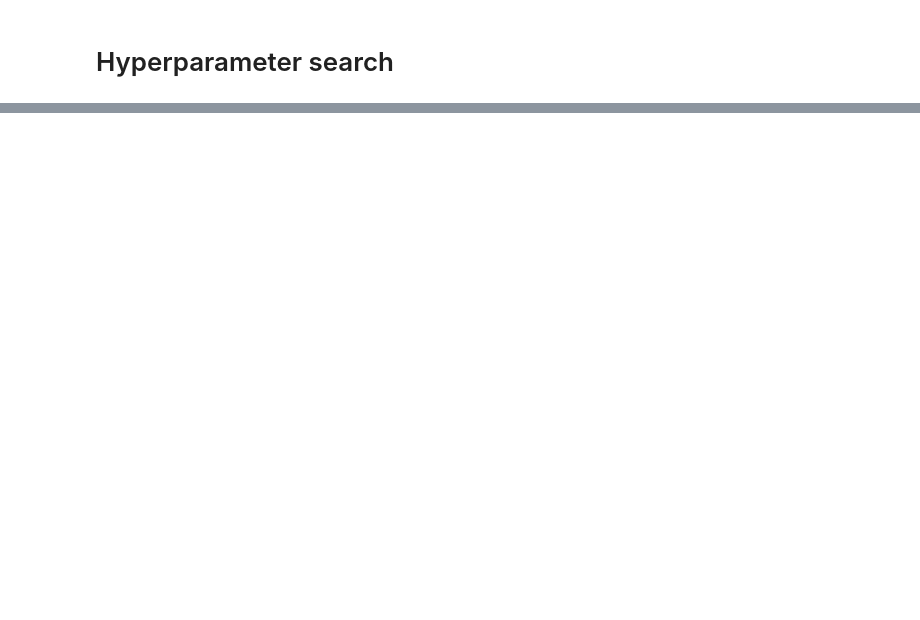
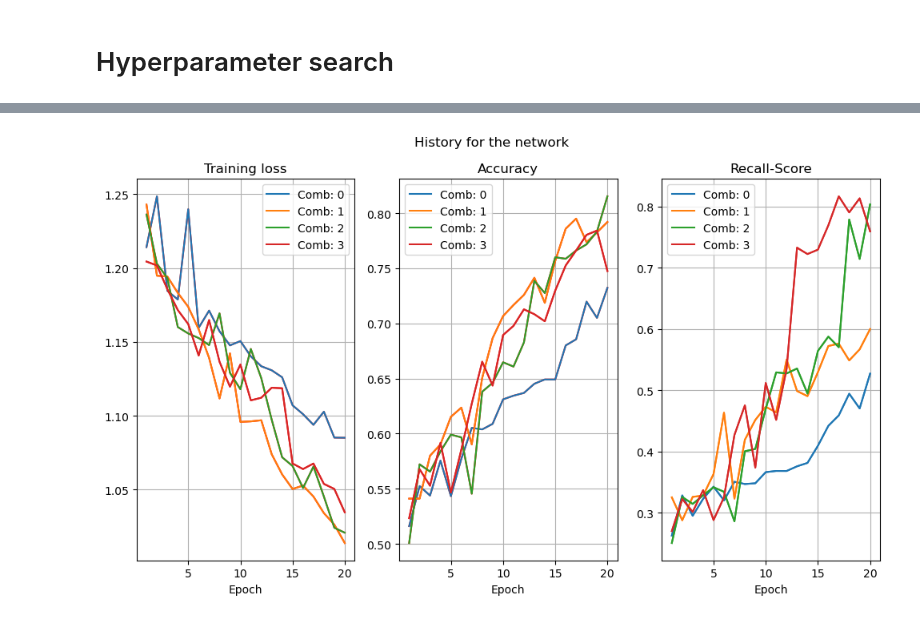
Before and after one commit to benjaminpsmith/dementia-ml, a Jupyter notebook: project_dnn.ipynb, the cells around one changed output, grey strips where cells are left out. Saved outputs shown, nothing was run; the diff lists cells and outputs as text; code cells hidden in the pictures; blank space fills up the shorter version.

```diff
--- a/project_dnn.ipynb
+++ b/project_dnn.ipynb
@@ -241,0 +241,5 @@ class FocalLoss(nn.Module):
+# %%
+from sklearn.metrics import classification_report
+y_pred, y_true = dynamic_model.evaluate(test_loader)
+y_cls = np.argmax(y_pred, axis=1)
+print(classification_report(Y_test, y_cls))
@@ -301,0 +320,47 @@ KeyboardInterrupt:
+# %%
+from itertools import cycle
+
+# Plot results
+fig, ax = plt.subplots(1, 3, figsize=(10,6))
+ax[0].set(
+    xlabel='Epoch',
+    title='Training loss',
+)
+ax[1].set(
+    xlabel='Epoch',
+    title = 'Accuracy',
+)
+ax[2].set(
+    xlabel='Epoch',
+    title = 'Recall-Score',
+)
+
+color_cycle = plt.cm.tab10(np.arange(len(hyperparameter_combinations)))
+# Create a cycle iterator for colors
+color_iter = cycle(color_cycle)
+
+for i, params in enumerate(hyperparameter_combinations):
+    color = next(color_iter)
+    (loss_training_hist, acc_training_hist, macro_recall_training_hist, loss_validation_hist, acc_validation_hist, macro_recall_validation_hist) = hist_loss_params[tuple(params.items())]
+    x_epochs = np.linspace(1, len(loss_training_hist), len(loss_training_hist))
+    # Loss
+    ax[0].plot(x_epochs, loss_training_hist, c = 'r')
+    ax[0].plot(x_epochs, loss_validation_hist, label = f'Comb: {i}', c = color)
+    # Acc
+    ax[1].plot(x_epochs, acc_training_hist, c = 'r')
+    ax[1].plot(x_epochs, acc_validation_hist, label = f'Comb: {i}', c = color)
+    # Acc
+    ax[2].plot(x_epochs, macro_recall_training_hist)
+    ax[2].plot(x_epochs, macro_recall_validation_hist, label = f'Comb: {i}', c = color)
+
+fig.suptitle('History for the network')
+ax[0].legend(loc='best')
+ax[1].legend(loc='best')
+ax[2].legend(loc='best')
+ax[0].grid(':')
+ax[1].grid(':')
+ax[2].grid(':')
+plt.tight_layout()
+plt.show()
+# %% [output]
+[figure, added]
```
Also changed, not shown: parts of 8 cells of this notebook, 4 other files.
